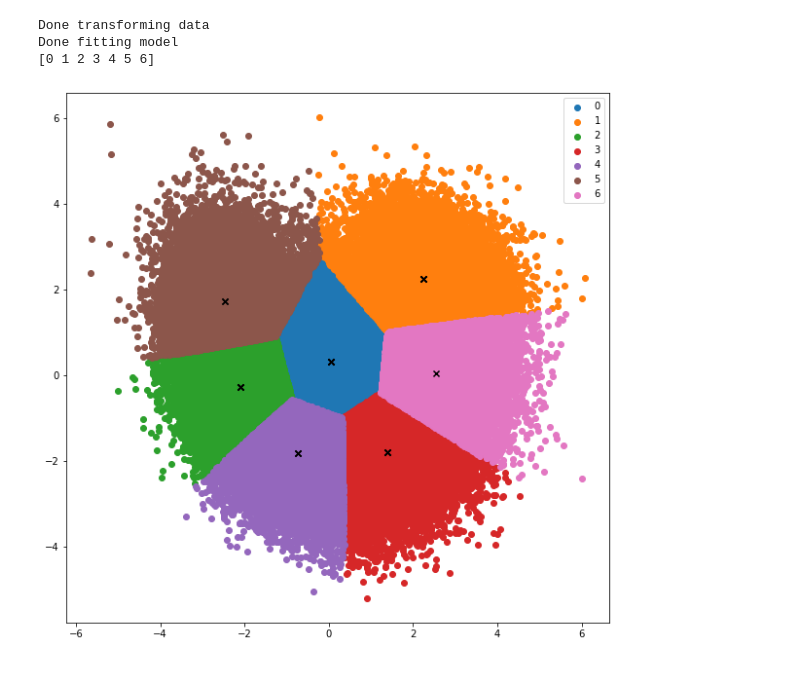
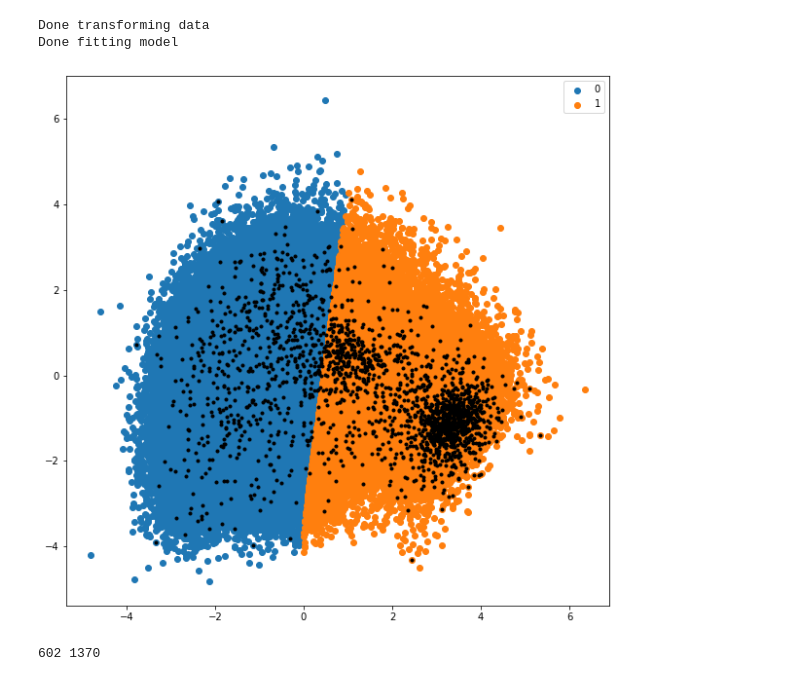
Before and after one commit to SzaboKrisztian/aai-final-project, a Jupyter notebook: unsupervised.ipynb, the cells around one changed output. Drawn from its saved outputs; the diff is of its cells as text; code cells hidden in the pictures.

Commit message:
some more clustering fun

```diff
--- a/unsupervised.ipynb
+++ b/unsupervised.ipynb
@@ -97,7 +97,7 @@ from sklearn.cluster import KMeans
 from sklearn.decomposition import PCA
 from utils import extract_first_entries, generate_pixel_columns
 
-file = './dataset/ambulance.ndjson'
+file = './dataset/lantern.ndjson'
 df = extract_first_entries(file, recognized=True)
 print('Done loading')
 df = generate_pixel_columns(df, 32, 1, True)
@@ -133,23 +133,39 @@ Fitting 10/10 models...
 # %%
-num_clusters = 7
+num_clusters = 2
 pca = PCA(2)
 data = pca.fit_transform(x)
 print('Done transforming data')
 
 kmeans = KMeans(n_clusters = num_clusters, init = "k-means++")
 model = kmeans.fit_predict(data)
 print('Done fitting model')
 centers = np.array(kmeans.cluster_centers_)
 plt.figure(figsize=(10,10))
 uniq = np.unique(model)
 
 for i in uniq:
    plt.scatter(data[model == i , 0] , data[model == i , 1] , label = i)
-   plt.scatter(centers[:,0], centers[:,1], marker="x", color='k')
+   # plt.scatter(centers[:,0], centers[:,1], marker="x", color='k')
 plt.legend()
+
+data2 = pd.DataFrame(data)
+data2['countrycode'] = y
+# counts = data2['countrycode'].value_counts()
+# counts = counts[(counts > 1000)]
+# groups = list(counts.to_dict().keys())
+# print(groups)
+# data2 = data2[data2['countrycode'].isin(groups)]
+# grouped = data2.groupby('countrycode')
+
+country = data2[data2['countrycode'].isin(['RO', 'BR'])]
+plt.scatter(country[0], country[1], marker='.', color='k')
+
 plt.show()
+
+temp = kmeans.predict(country.drop(columns=['countrycode']))
+print(list(temp).count(0), list(temp).count(1))
 # %% [output]
 Done transforming data
 Done fitting model
-[0 1 2 3 4 5 6]
-[figure, old version]
+[figure, new version]
+602 1370
```
Also changed, not shown: parts of 2 cells of this notebook.
